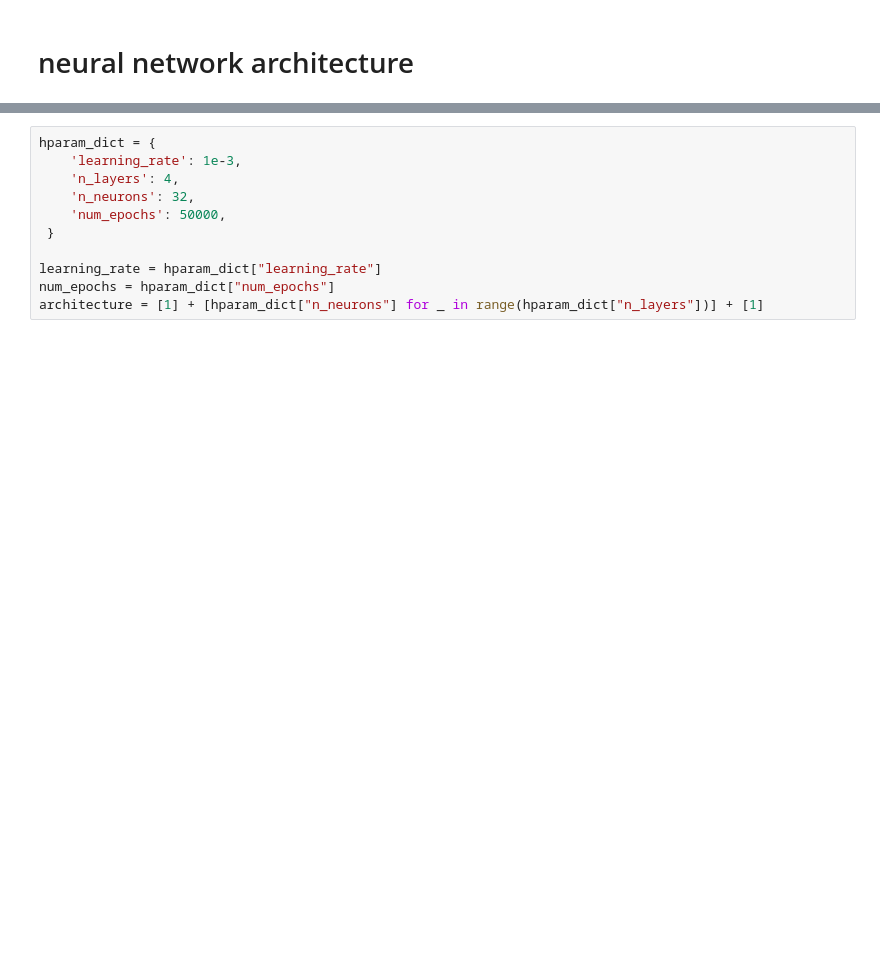
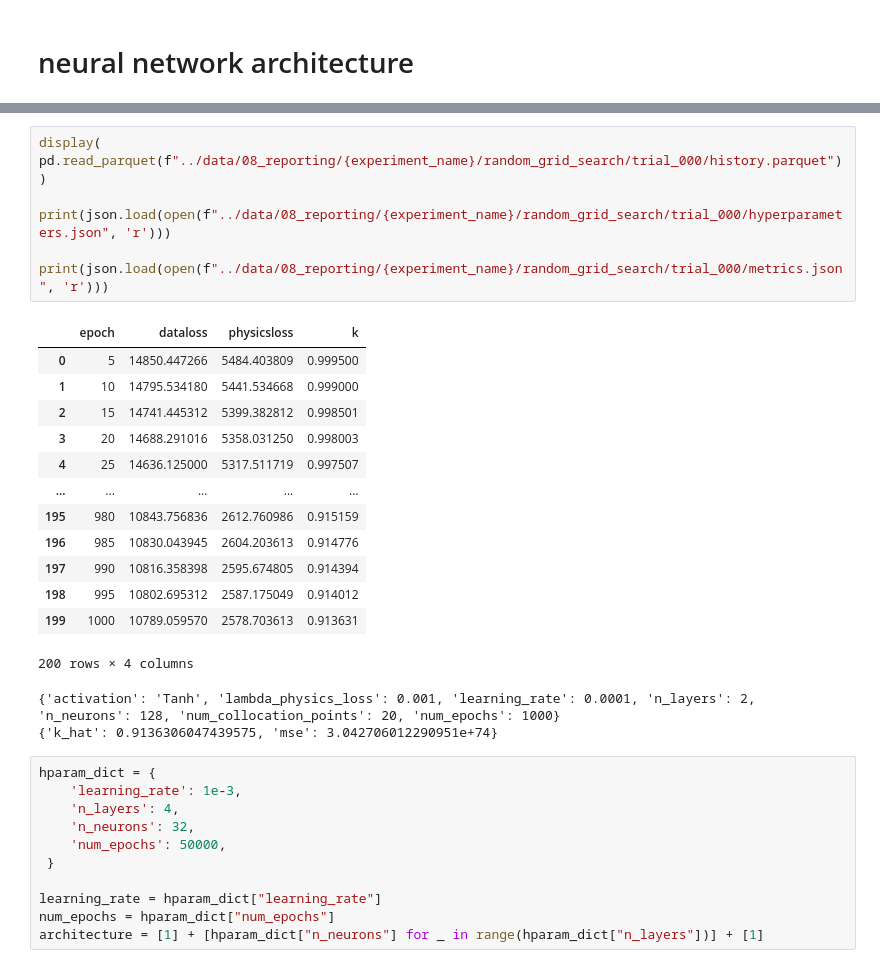
Before and after one commit to thiagodsd/ppgcc-deep-learning-pinn, a Jupyter notebook: notebooks/newton_law_cooling.ipynb, the cells around one changed output, grey strips where cells are left out. Drawn from its saved outputs; the diff is of its cells as text; blank space fills up the shorter version.

```diff
--- a/notebooks/newton_law_cooling.ipynb
+++ b/notebooks/newton_law_cooling.ipynb
@@ -179,3 +278,25 @@ torch.manual_seed(33) ;
+# %%
+display( pd.read_parquet(f"../data/08_reporting/{experiment_name}/random_grid_search/trial_000/history.parquet") )
+
+print(json.load(open(f"../data/08_reporting/{experiment_name}/random_grid_search/trial_000/hyperparameters.json", 'r')))
+
+print(json.load(open(f"../data/08_reporting/{experiment_name}/random_grid_search/trial_000/metrics.json", 'r')))
+# %% [output]
+|  | epoch | dataloss | physicsloss | k |
+| 0 | 5 | 14850.447266 | 5484.403809 | 0.999500 |
+| 1 | 10 | 14795.534180 | 5441.534668 | 0.999000 |
+| 2 | 15 | 14741.445312 | 5399.382812 | 0.998501 |
+| 3 | 20 | 14688.291016 | 5358.031250 | 0.998003 |
+| 4 | 25 | 14636.125000 | 5317.511719 | 0.997507 |
+| ... | ... | ... | ... | ... |
+| 195 | 980 | 10843.756836 | 2612.760986 | 0.915159 |
+| 196 | 985 | 10830.043945 | 2604.203613 | 0.914776 |
+| 197 | 990 | 10816.358398 | 2595.674805 | 0.914394 |
+| 198 | 995 | 10802.695312 | 2587.175049 | 0.914012 |
+| 199 | 1000 | 10789.059570 | 2578.703613 | 0.913631 |
+200 rows × 4 columns
+{'activation': 'Tanh', 'lambda_physics_loss': 0.001, 'learning_rate': 0.0001, 'n_layers': 2, 'n_neurons': 128, 'num_collocation_points': 20, 'num_epochs': 1000}
+{'k_hat': 0.9136306047439575, 'mse': 3.042706012290951e+74}
 # %%
 hparam_dict = {
     'learning_rate': 1e-3,
```
Also changed, not shown: parts of 20 cells of this notebook, 58 other files.
